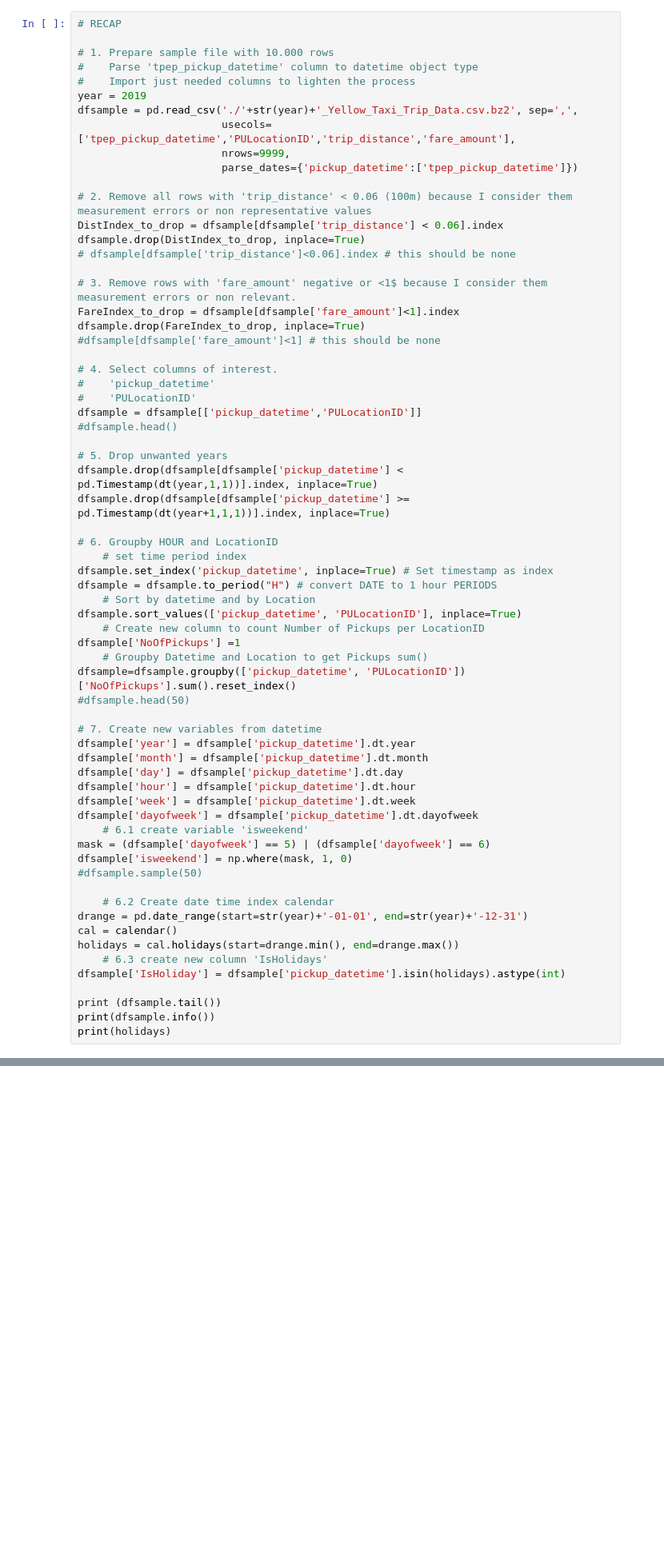
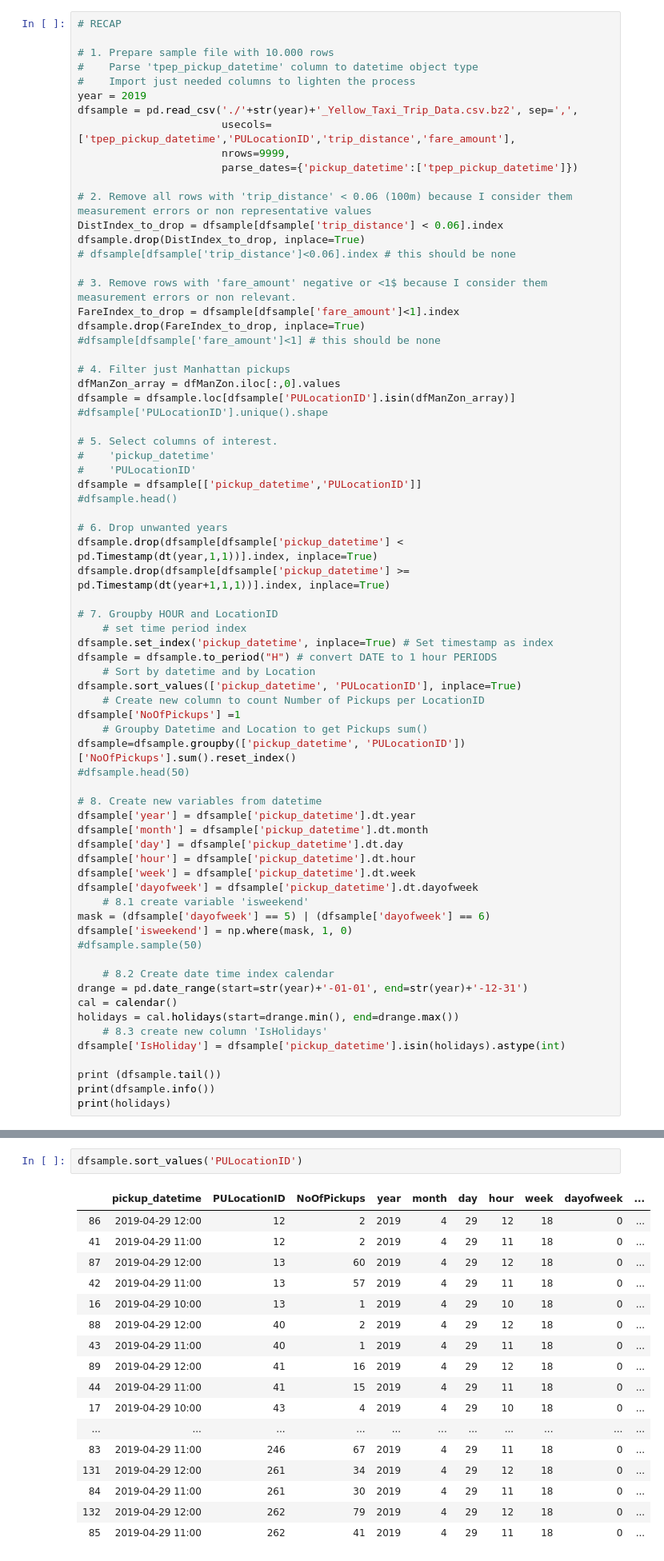
Before and after one commit to angelrps/MasterDataScience_FinalProject, a Jupyter notebook: notebooks/Data_Analysis_Taxis.ipynb, the cells around one changed output, grey strips where cells are left out. Shown at 80% size. Saved outputs shown, nothing was run; the diff lists cells and outputs as text; blank space fills up the shorter version.

Commit message:
dataset taxis cleaning_filter just Manhattan pickups

```diff
--- a/notebooks/Data_Analysis_Taxis.ipynb
+++ b/notebooks/Data_Analysis_Taxis.ipynb
@@ -156,17 +173,22 @@ FareIndex_to_drop = dfsample[dfsample['fare_amount']<1].index
 dfsample.drop(FareIndex_to_drop, inplace=True)
 #dfsample[dfsample['fare_amount']<1] # this should be none
 
-# 4. Select columns of interest.
+# 4. Filter just Manhattan pickups
+dfManZon_array = dfManZon.iloc[:,0].values
+dfsample = dfsample.loc[dfsample['PULocationID'].isin(dfManZon_array)]
+#dfsample['PULocationID'].unique().shape
+
+# 5. Select columns of interest.
 #    'pickup_datetime'
 #    'PULocationID'
 dfsample = dfsample[['pickup_datetime','PULocationID']]
 #dfsample.head()
 
-# 5. Drop unwanted years
+# 6. Drop unwanted years
 dfsample.drop(dfsample[dfsample['pickup_datetime'] < pd.Timestamp(dt(year,1,1))].index, inplace=True)
 dfsample.drop(dfsample[dfsample['pickup_datetime'] >= pd.Timestamp(dt(year+1,1,1))].index, inplace=True)
 
-# 6. Groupby HOUR and LocationID
+# 7. Groupby HOUR and LocationID
     # set time period index
 dfsample.set_index('pickup_datetime', inplace=True) # Set timestamp as index
 dfsample = dfsample.to_period("H") # convert DATE to 1 hour PERIODS
@@ -178,23 +200,23 @@ dfsample['NoOfPickups'] =1
 dfsample=dfsample.groupby(['pickup_datetime', 'PULocationID'])['NoOfPickups'].sum().reset_index()
 #dfsample.head(50)
 
-# 7. Create new variables from datetime
+# 8. Create new variables from datetime
 dfsample['year'] = dfsample['pickup_datetime'].dt.year
 dfsample['month'] = dfsample['pickup_datetime'].dt.month
 dfsample['day'] = dfsample['pickup_datetime'].dt.day
 dfsample['hour'] = dfsample['pickup_datetime'].dt.hour
 dfsample['week'] = dfsample['pickup_datetime'].dt.week
 dfsample['dayofweek'] = dfsample['pickup_datetime'].dt.dayofweek
-    # 6.1 create variable 'isweekend'
+    # 8.1 create variable 'isweekend'
 mask = (dfsample['dayofweek'] == 5) | (dfsample['dayofweek'] == 6)
 dfsample['isweekend'] = np.where(mask, 1, 0)
 #dfsample.sample(50)
 
-    # 6.2 Create date time index calendar
+    # 8.2 Create date time index calendar
 drange = pd.date_range(start=str(year)+'-01-01', end=str(year)+'-12-31')
 cal = calendar()
 holidays = cal.holidays(start=drange.min(), end=drange.max())
-    # 6.3 create new column 'IsHolidays'
+    # 8.3 create new column 'IsHolidays'
 dfsample['IsHoliday'] = dfsample['pickup_datetime'].isin(holidays).astype(int)
 
 print (dfsample.tail())
@@ -218,6 +240,26 @@ DatetimeIndex(['2019-01-01', '2019-01-21', '2019-02-18', '2019-05-27',
                '2019-07-04', '2019-09-02', '2019-10-14', '2019-11-11',
                '2019-11-28', '2019-12-25'],
               dtype='datetime64[ns]', freq=None)
+# %%
+dfsample.sort_values('PULocationID')
+# %% [output]
+|  | pickup_datetime | PULocationID | NoOfPickups | year | month | day | hour | week | dayofweek | ... |
+| 86 | 2019-04-29 12:00 | 12 | 2 | 2019 | 4 | 29 | 12 | 18 | 0 | ... |
+| 41 | 2019-04-29 11:00 | 12 | 2 | 2019 | 4 | 29 | 11 | 18 | 0 | ... |
+| 87 | 2019-04-29 12:00 | 13 | 60 | 2019 | 4 | 29 | 12 | 18 | 0 | ... |
+| 42 | 2019-04-29 11:00 | 13 | 57 | 2019 | 4 | 29 | 11 | 18 | 0 | ... |
+| 16 | 2019-04-29 10:00 | 13 | 1 | 2019 | 4 | 29 | 10 | 18 | 0 | ... |
+| 88 | 2019-04-29 12:00 | 40 | 2 | 2019 | 4 | 29 | 12 | 18 | 0 | ... |
+| 43 | 2019-04-29 11:00 | 40 | 1 | 2019 | 4 | 29 | 11 | 18 | 0 | ... |
+| 89 | 2019-04-29 12:00 | 41 | 16 | 2019 | 4 | 29 | 12 | 18 | 0 | ... |
+| 44 | 2019-04-29 11:00 | 41 | 15 | 2019 | 4 | 29 | 11 | 18 | 0 | ... |
+| 17 | 2019-04-29 10:00 | 43 | 4 | 2019 | 4 | 29 | 10 | 18 | 0 | ... |
+| ... | ... | ... | ... | ... | ... | ... | ... | ... | ... | ... |
+| 83 | 2019-04-29 11:00 | 246 | 67 | 2019 | 4 | 29 | 11 | 18 | 0 | ... |
+| 131 | 2019-04-29 12:00 | 261 | 34 | 2019 | 4 | 29 | 12 | 18 | 0 | ... |
+| 84 | 2019-04-29 11:00 | 261 | 30 | 2019 | 4 | 29 | 11 | 18 | 0 | ... |
+| 132 | 2019-04-29 12:00 | 262 | 79 | 2019 | 4 | 29 | 12 | 18 | 0 | ... |
+| 85 | 2019-04-29 11:00 | 262 | 41 | 2019 | 4 | 29 | 11 | 18 | 0 | ... |
 # %% [markdown]
 ### 2. Test Big Data approach on a sample
 # %%
```
Also changed, not shown: parts of 2 cells of this notebook.
